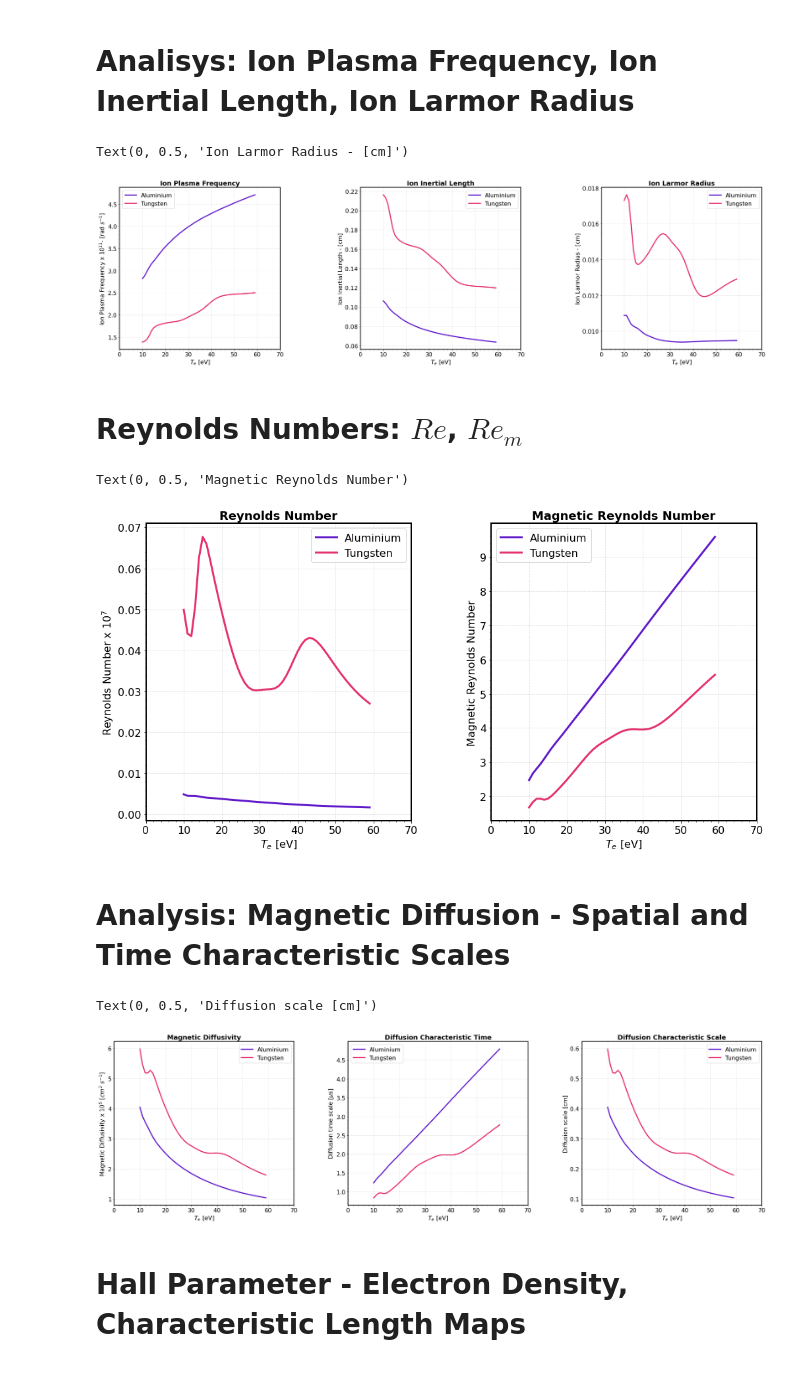
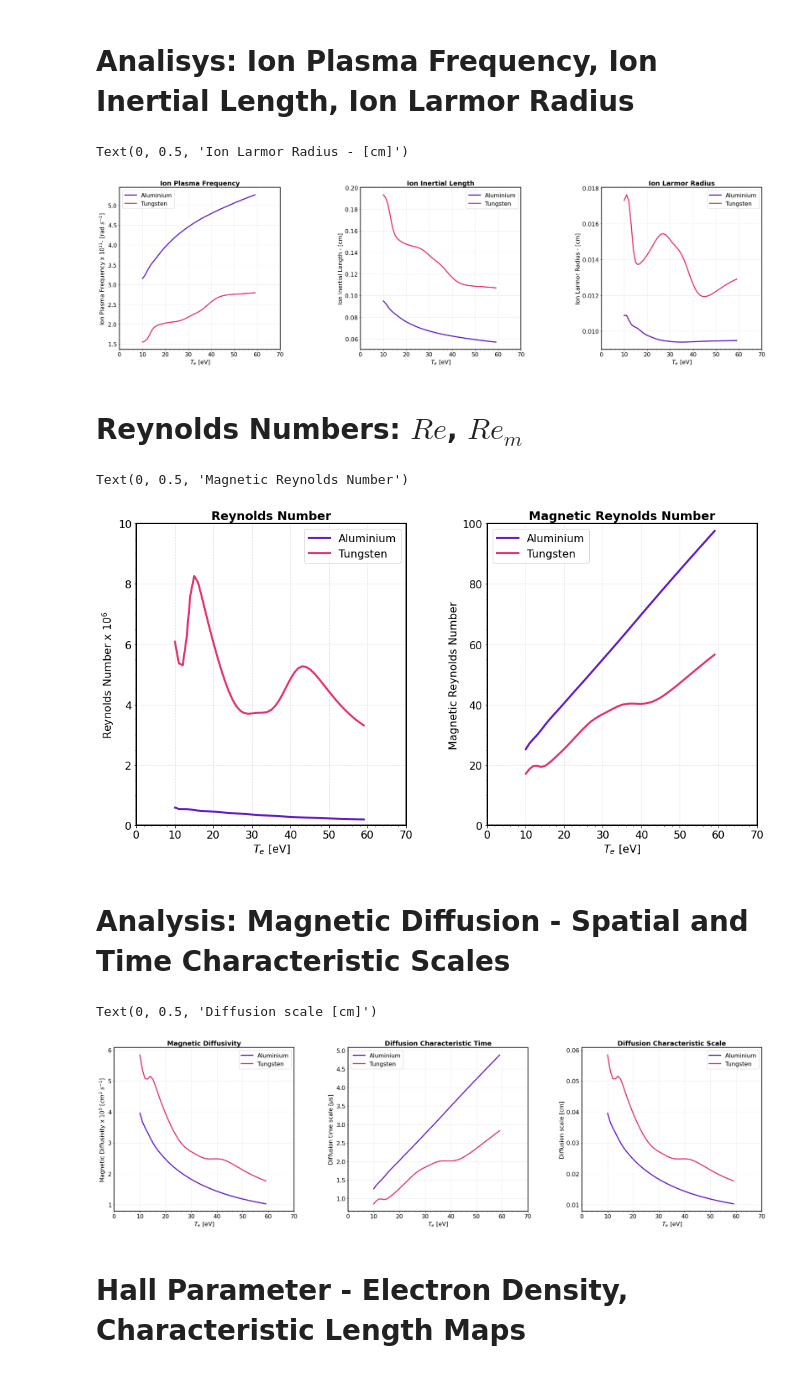
Before and after one commit to stemerlini/MagnetoRT, a Jupyter notebook: MagnetoRT.ipynb, the cells around one changed output. Saved outputs shown, nothing was run; the diff lists cells and outputs as text; code cells hidden in the pictures.

Commit message:
Added ylimits reynolds plots

```diff
--- a/MagnetoRT.ipynb
+++ b/MagnetoRT.ipynb
@@ -311,8 +311,8 @@ File available only for Al, Cu, W
 # -------------------------------------------------------------------------------------
 Te      =    np.arange(10,60)       # electron temperature eV
 
-al_flow = {'A':27, 'ne': 4e17,   'Te': Te , 'Ti': Te, 'V':1e6,  'L':0.2, 'Atw': 1, 'Zsrc': 'exp', 'B': 5}
-w_flow  = {'A':183,'ne': 4e17,   'Te': Te , 'Ti': Te, 'V':1e6,  'L':0.2, 'Atw': 1, 'Zsrc': 'exp', 'B': 5}
+al_flow = {'A':27, 'ne': 5e17,   'Te': Te , 'Ti': Te, 'V':1e7,  'L':0.2, 'Atw': 1, 'Zsrc': 'exp', 'B': 5}
+w_flow  = {'A':183,'ne': 5e17,   'Te': Te , 'Ti': Te, 'V':1e7,  'L':0.2, 'Atw': 1, 'Zsrc': 'exp', 'B': 5}
 
 al  =   plasma(**al_flow)
 w   =   plasma(**w_flow)
@@ -391,43 +391,46 @@ ax[1].set_ylabel(r'Ion Inertial Length - [cm]', fontsize=16)
 ax[2].set_ylabel(r'Ion Larmor Radius - [cm]', fontsize=16)
 # %% [output]
 Text(0, 0.5, 'Ion Larmor Radius - [cm]')
-[figure, old version]
+[figure, new version]
 # %% [markdown]
 # Reynolds Numbers: $Re$, $Re_m$
 # %%
 # PRETTY PLOT
 # --------------------------------------------------------------------------------------
 fig = plt.figure(figsize=(16.6,8.3))
 gs  = fig.add_gridspec(ncols=2, nrows=1,hspace=0,wspace=0.3)
 ax  = gs.subplots()
 
 for axis in ['top','bottom','left','right']:
     ax[0].spines[axis].set_linewidth(2)
     ax[1].spines[axis].set_linewidth(2)
 
-ax[0].plot(Te, al.Re * 1e-7, lw = '3', color = '#611ACA',label='Aluminium')
+ax[0].plot(Te, al.Re * 1e-6, lw = '3', color = '#611ACA',label='Aluminium')
 ax[1].plot(Te, al.Re_m, lw = '3', color = '#611ACA',label='Aluminium')
 
-ax[0].plot(Te, w.Re * 1e-7, lw = '3', color = '#E53271',label='Tungsten')
+ax[0].plot(Te, w.Re * 1e-6, lw = '3', color = '#E53271',label='Tungsten')
 ax[1].plot(Te, w.Re_m, lw = '3', color = '#E53271',label='Tungsten')
 
 ax[0].set_title('Reynolds Number', fontsize = 18,  weight = 'bold')
 ax[1].set_title('Magnetic Reynolds Number', fontsize = 18,  weight = 'bold')
 
 for axis in ax:
     axis.set_xlim([0,70])
     axis.set_xticks(np.arange(0,71,10))
     axis.tick_params(labelsize=16)
     axis.grid(True, linestyle='--', alpha = 0.4)
     axis.set_xlabel(r'$T_e$ [eV]', fontsize=16)
     axis.minorticks_on()
     axis.legend(loc = 'best', fontsize = 16)
 
-ax[0].set_ylabel(r'Reynolds Number x $10^{7}$', fontsize=16)
+ax[0].set_ylim([0,10])
+ax[1].set_ylim([0,100])
+
+ax[0].set_ylabel(r'Reynolds Number x $10^{6}$', fontsize=16)
 ax[1].set_ylabel(r'Magnetic Reynolds Number', fontsize=16)
 # %% [output]
 Text(0, 0.5, 'Magnetic Reynolds Number')
-[figure, old version]
+[figure, new version]
 # %% [markdown]
 # Analysis: Magnetic Diffusion - Spatial and Time Characteristic Scales
 # %%
@@ -470,6 +473,6 @@ ax[1].set_ylabel(r'Diffusion time scale [$\mu$s]', fontsize=16)
 ax[2].set_ylabel(r'Diffusion scale [cm]', fontsize=16)
 # %% [output]
 Text(0, 0.5, 'Diffusion scale [cm]')
-[figure, old version]
+[figure, new version]
 # %% [markdown]
 # Hall Parameter - Electron Density, Characteristic Length Maps
```
